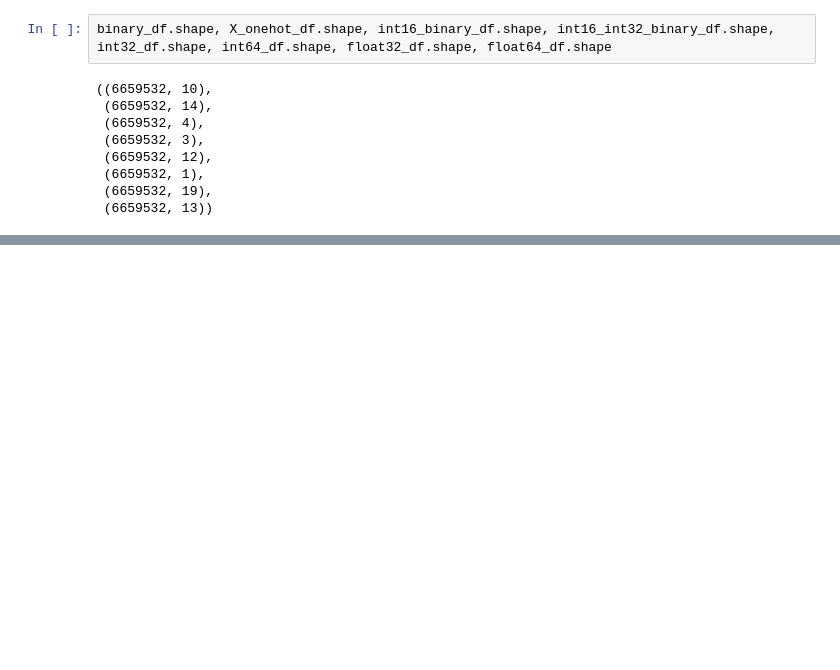
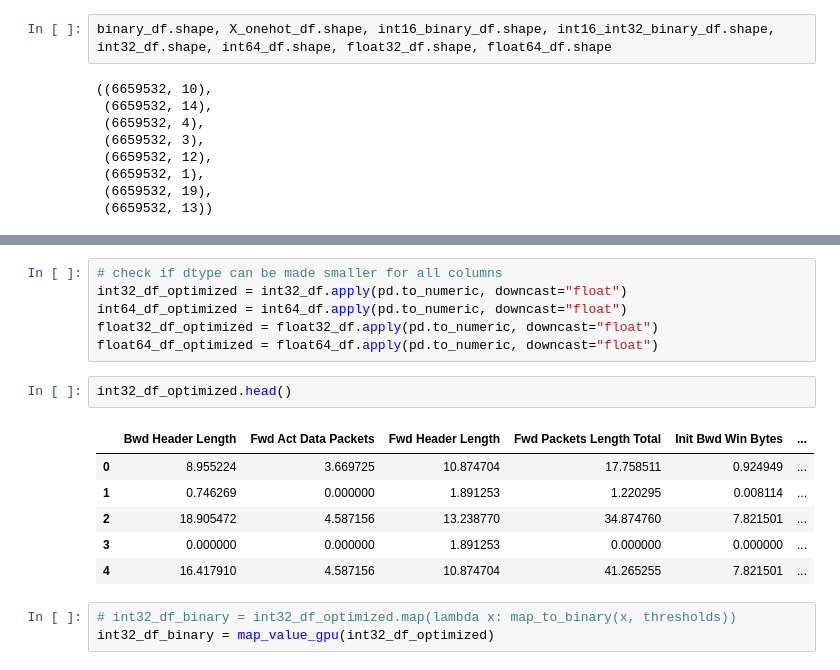
Before and after one commit to druvdub/3yp, a Jupyter notebook: notebooks/1.0-csnn.ipynb, the cells around one changed output, grey strips where cells are left out. Saved outputs shown, nothing was run; the diff lists cells and outputs as text; blank space fills up the shorter version.

```diff
--- a/notebooks/1.0-csnn.ipynb
+++ b/notebooks/1.0-csnn.ipynb
@@ -1085,0 +1164,18 @@ ValueError: Input array must be 1 dimensional
+# %%
+# check if dtype can be made smaller for all columns
+int32_df_optimized = int32_df.apply(pd.to_numeric, downcast="float")
+int64_df_optimized = int64_df.apply(pd.to_numeric, downcast="float")
+float32_df_optimized = float32_df.apply(pd.to_numeric, downcast="float")
+float64_df_optimized = float64_df.apply(pd.to_numeric, downcast="float")
+# %%
+int32_df_optimized.head()
+# %% [output]
+|  | Bwd Header Length | Fwd Act Data Packets | Fwd Header Length | Fwd Packets Length Total | Init Bwd Win Bytes | ... |
+| 0 | 8.955224 | 3.669725 | 10.874704 | 17.758511 | 0.924949 | ... |
+| 1 | 0.746269 | 0.000000 | 1.891253 | 1.220295 | 0.008114 | ... |
+| 2 | 18.905472 | 4.587156 | 13.238770 | 34.874760 | 7.821501 | ... |
+| 3 | 0.000000 | 0.000000 | 1.891253 | 0.000000 | 0.000000 | ... |
+| 4 | 16.417910 | 4.587156 | 10.874704 | 41.265255 | 7.821501 | ... |
+# %%
+# int32_df_binary = int32_df_optimized.map(lambda x: map_to_binary(x, thresholds))
+int32_df_binary = map_value_gpu(int32_df_optimized)
```
Also changed, not shown: parts of 42 cells of this notebook.
